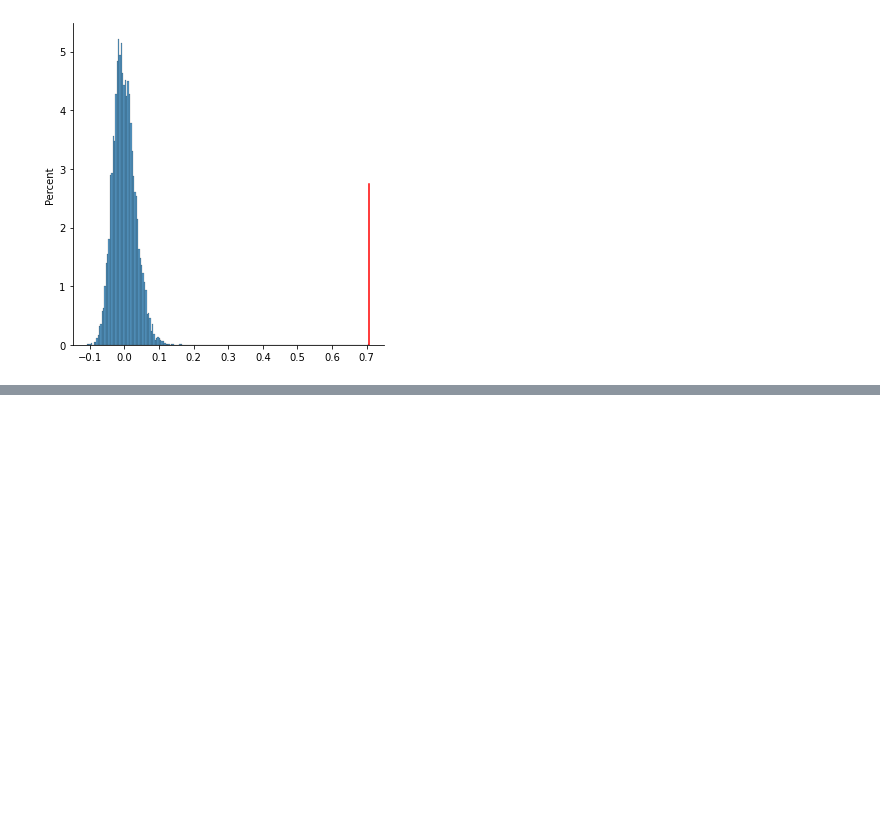
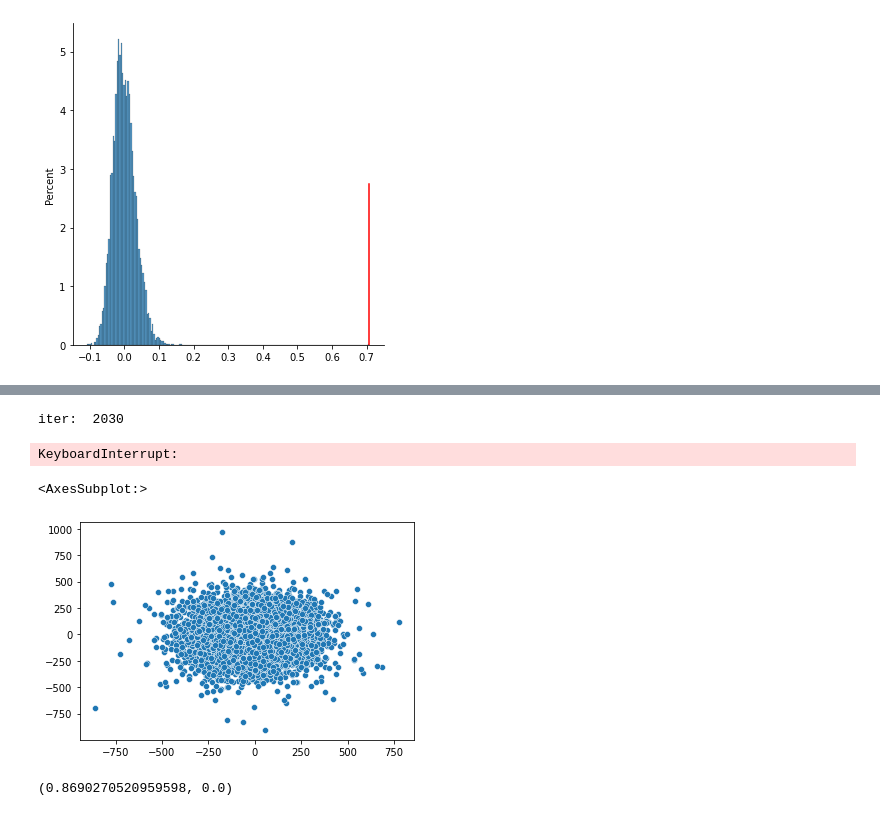
Before and after one commit to dmkant/projet-statistique-2022, a Jupyter notebook: doc_embedding/compare_distance_emb.ipynb, the cells around one changed output, grey strips where cells are left out. Drawn from its saved outputs; the diff is of its cells as text; code cells hidden in the pictures; blank space fills up the shorter version.

Commit message:
compare doc_embedding

```diff
--- a/doc_embedding/compare_distance_emb.ipynb
+++ b/doc_embedding/compare_distance_emb.ipynb
@@ -140,0 +157,23 @@ Coefficient: 0.7084662792820879 -- pvalue empirique : 0.0001
+# %%
+mds_model = MDS(n_components=5, dissimilarity="precomputed")
+list_time = []
+for k in range(10,4000,10):
+    print("iter: ",k,end="\r")
+    t0 = time.time()
+    mds_embedding = mds_model.fit_transform(np.array(mat_distance_wmd)[:k,:k])
+    list_time.append(time.time() - t0)
+# %% [output]
+iter:  2030
+KeyboardInterrupt:
+# %%
+mds_model = MDS(n_components=2, dissimilarity="precomputed")
+mds_embedding = mds_model.fit_transform(np.array(mat_distance_wmd))
+# %%
+sns.scatterplot(mds_embedding[:,0],mds_embedding[:,1])
+# %% [output]
+<AxesSubplot:>
+[figure, added]
+# %%
+scipy.stats.pearsonr(euclidean_distances(mds_embedding)[np.triu_indices(mds_embedding.shape[0])], np.array(mat_distance_wmd)[np.triu_indices(mds_embedding.shape[0])])
+# %% [output]
+(0.8690270520959598, 0.0)
```
Also changed, not shown: parts of 3 cells of this notebook.
